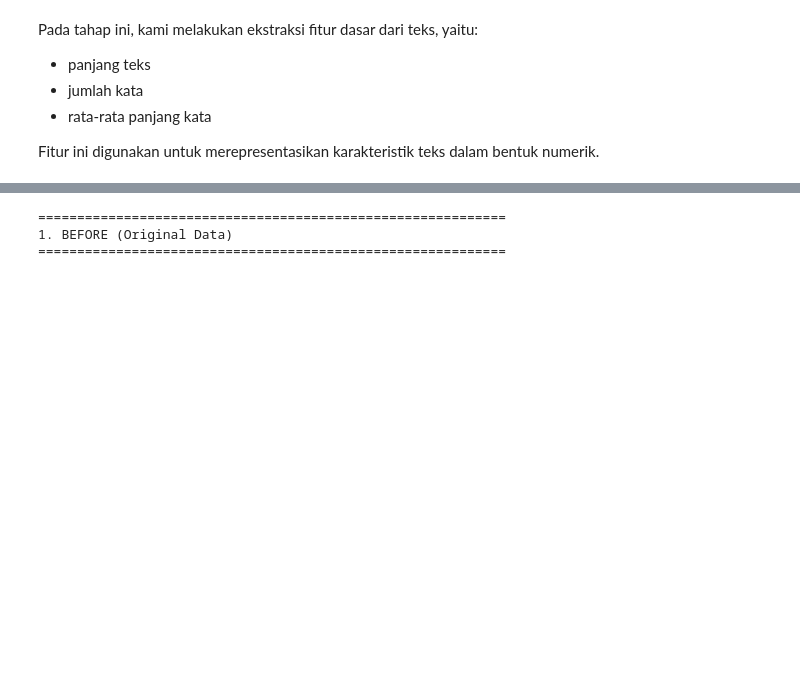
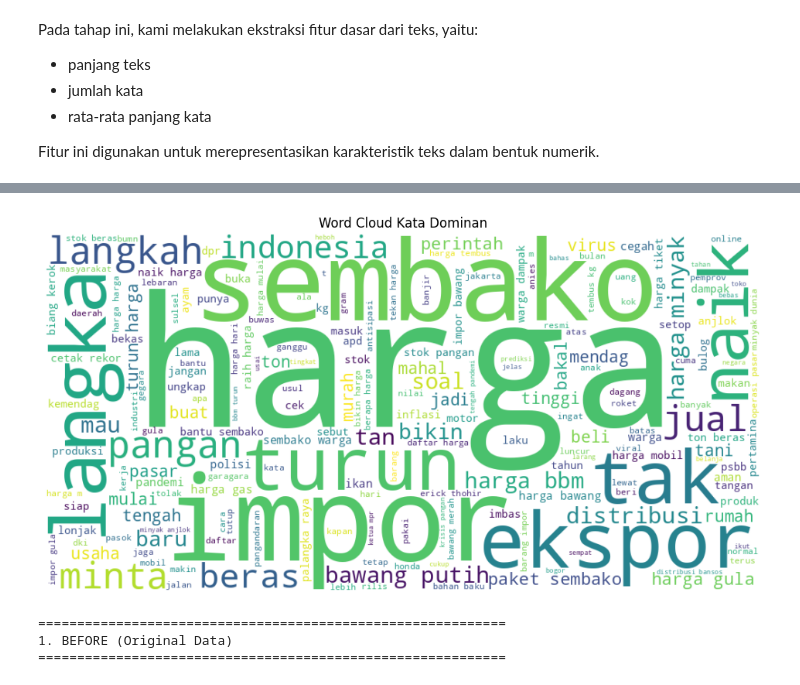
Before and after one commit to afllaabdi/tugas_NLP, a Jupyter notebook: Salinan_dari_NLP(definitive_edition)ipynb.ipynb, the cells around one changed output, grey strips where cells are left out. Drawn from its saved outputs; the diff is of its cells as text; code cells hidden in the pictures; blank space fills up the shorter version.

```diff
--- a/Salinan_dari_NLP(definitive_edition)ipynb.ipynb
+++ b/Salinan_dari_NLP(definitive_edition)ipynb.ipynb
@@ -437,3 +461,26 @@ Fitur ini digunakan untuk merepresentasikan karakteristik teks dalam bentuk nume
+# %%
+# =========================================================
+# WORD CLOUD KATA DOMINAN
+# =========================================================
+from wordcloud import WordCloud
+all_text = " ".join(df_filtered['clean_text'].astype(str))
+
+wordcloud = WordCloud(
+    width=1000,
+    height=500,
+    background_color='white'
+).generate(all_text)
+
+plt.figure(figsize=(12,6))
+
+plt.imshow(wordcloud, interpolation='bilinear')
+plt.axis('off')
+
+plt.title('Word Cloud Kata Dominan')
+
+plt.show()
+# %% [output]
+[figure, added]
 # %%
 # 1. SETUP STOPWORDS
 factory = StopWordRemoverFactory()
```
Also changed, not shown: parts of 5 cells of this notebook.
